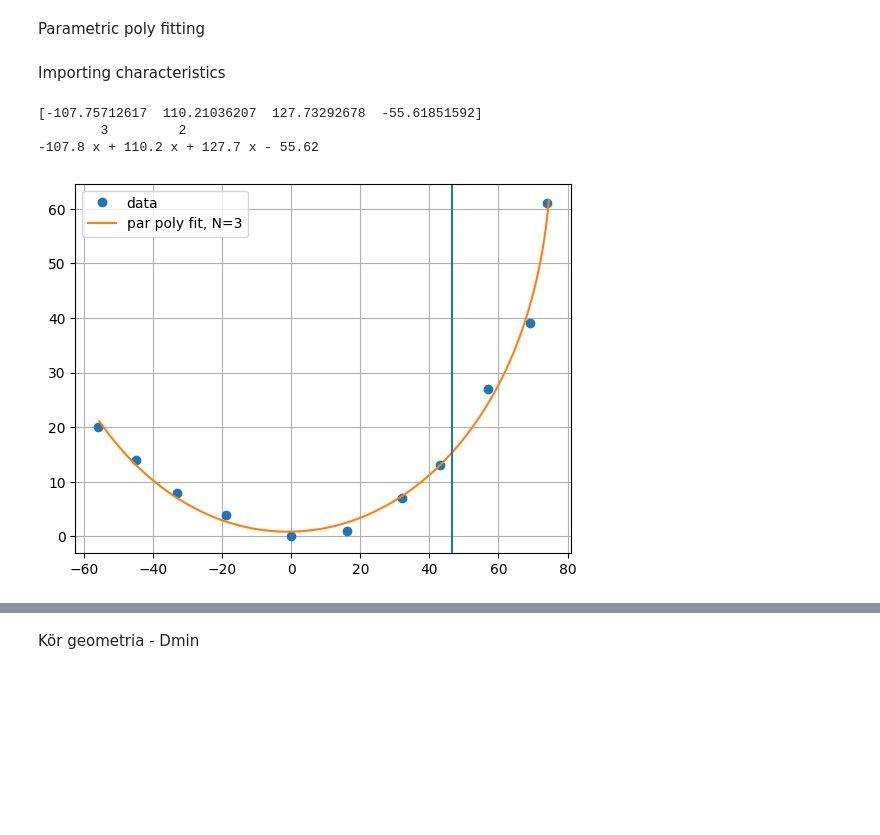
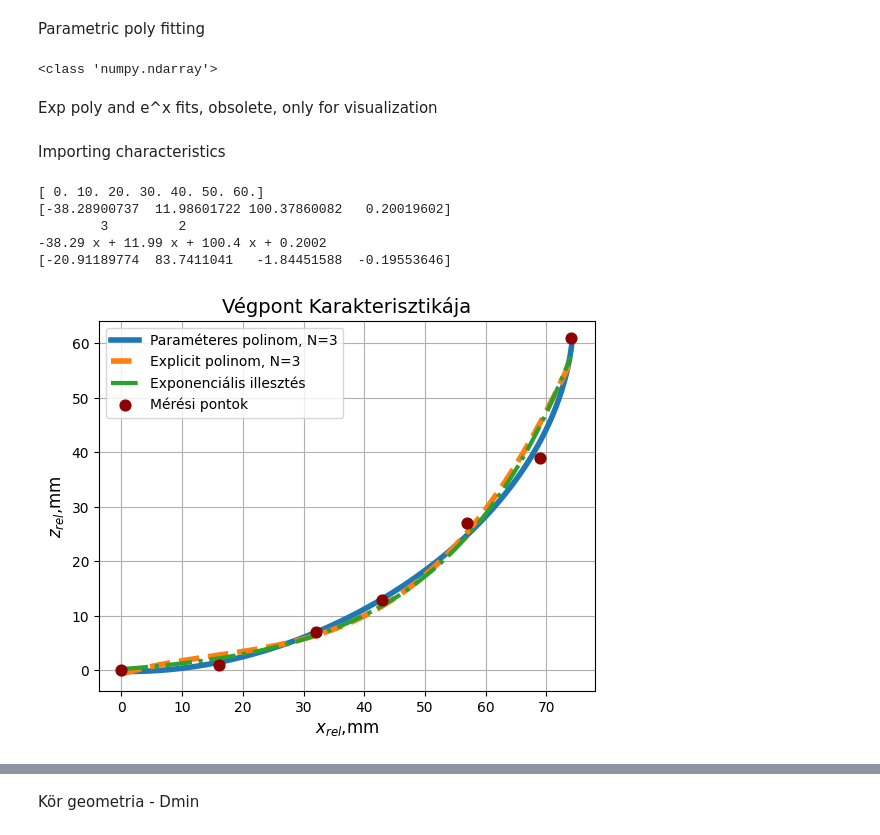
Before and after one commit to BellerAndras/hyperelastic-models, a Jupyter notebook: Caging_calcs.ipynb, the cells around one changed output, grey strips where cells are left out. Drawn from its saved outputs; the diff is of its cells as text; code cells hidden in the pictures; blank space fills up the shorter version.

```diff
--- a/Caging_calcs.ipynb
+++ b/Caging_calcs.ipynb
@@ -31,16 +39,24 @@ Closing diameter:  12.702 mm
 # %% [markdown]
 Parametric poly fitting
 # %%
-def fit_par_poly(x, z, degree=3,contnum=200):
-    # Estimate the curve parameter using cumulative arc length
-    dx = np.diff(x)
-    dz = np.diff(z)
+a1 = np.array([1,2,3,4])
+print(type(a1))
+def fit_par_poly(x, z,p=None, degree=3,contnum=200):
 
-    t = np.concatenate((
-        [0.0],
-        np.cumsum(np.sqrt(dx**2 + dz**2))
-    ))
-    t = t / t[-1]
+    if(type(p)!=np.ndarray):
+        #Estimate the curve parameter using cumulative arc length
+        dx = np.diff(x)
+        dz = np.diff(z)
+        t = np.concatenate((
+            [0.0],
+            np.cumsum(np.sqrt(dx**2 + dz**2))
+        ))
+        t = t / t[-1]
+
+
+    else:
+        t = np.asarray(p, dtype=float)
+        t = (t - t[0]) / (t[-1] - t[0])
 
     # Fit polynomial coefficients
     x_coeffs = np.polyfit(t, x, degree)
@@ -55,3 +71,7 @@ def fit_par_poly(x, z, degree=3,contnum=200):
     z_cont = z_poly(t_cont)
 
     return(t,x_coeffs,z_coeffs,x_poly,z_poly,t_cont,x_cont,z_cont)
+# %% [output]
+<class 'numpy.ndarray'>
+# %% [markdown]
+Exp poly and e^x fits, obsolete, only for visualization
@@ -58,30 +124,61 @@ def fit_par_poly(x, z, degree=3,contnum=200):
 # %% [markdown]
 Importing characteristics
 # %%
-pvals, xvals, zvals = np.loadtxt("txtfiles/MEASCHAR1.txt", delimiter="\t", unpack=True)
+pvals, xvals, zvals = np.loadtxt("txtfiles/MEASCHAR_OP.txt", delimiter="\t", unpack=True)
+
+print(pvals)
+
+#pvals_op,xvals_op,zvals_op = pvals[4:],xvals[4:],zvals[4:]
+
+#print(pvals_op)
 
 tvals,xcoeffs,zcoeffs,xpoly,zpoly,tcontvals,xcontvals,zcontvals = fit_par_poly(xvals,zvals,degree=3)
+#tvals,xcoeffs,zcoeffs,xpoly,zpoly,tcontvals,xcontvals,zcontvals = fit_par_poly(xvals_op,zvals_op,p=pvals_op,degree=3)
+coeffs, poly, xc_explpoly, zc_explpoly = fit_poly(xvals, zvals, degree=3)
+
+params, f, xc_exp, zc_exp, cov = fit_exp(xvals, zvals)
+A, B, C = params
 
 xcontvals_abs = xcontvals-DC/2
 zcontvals_abs = zcontvals+H-L
 
+xc_explpoly_abs = xc_explpoly-DC/2
+zc_explpoly_abs = zc_explpoly+H-L
+
+xc_exp_abs = xc_exp-DC/2
+zc_ex_abs = zc_exp+H-L
+
 print(xcoeffs)
 print(xpoly)
+print(zcoeffs)
 # %% [output]
-[-107.75712617  110.21036207  127.73292678  -55.61851592]
+[ 0. 10. 20. 30. 40. 50. 60.]
+[-38.28900737  11.98601722 100.37860082   0.20019602]
         3         2
--107.8 x + 110.2 x + 127.7 x - 55.62
+-38.29 x + 11.99 x + 100.4 x + 0.2002
+[-20.91189774  83.7411041   -1.84451588  -0.19553646]
 # %%
 fig, ax = plt.subplots()
-ax.plot(xvals, zvals, 'o', label='data')
-ax.plot(xcontvals, zcontvals, '-', label='par poly fit, N=3')
-ax.axvline(x_cl_rel)
+
+ax.plot(xcontvals, zcontvals, '-', label='Paraméteres polinom, N=3',linewidth=4)
+
+ax.plot(xc_explpoly, zc_explpoly, '--', label='Explicit polinom, N=3',linewidth=4)
+
+ax.plot(xc_exp, zc_exp, '-.', label='Exponenciális illesztés',linewidth=3)
+
+
+
+ax.scatter(xvals, zvals, label='Mérési pontok',s=60, zorder=3,color="darkred")
+ax.set_title("Végpont Karakterisztikája",fontsize=14)
+ax.set_xlabel(r"$x_{rel}$,mm",fontsize=12)
+ax.set_ylabel(r"$z_{rel}$,mm",fontsize=12)
+#ax.axvline(x_cl_rel)
 
 ax.legend()
 ax.grid()
 plt.show()
 # %% [output]
-[figure, old version]
+[figure, new version]
 # %%
 fig, ax = plt.subplots()
 ax.plot(xvals-DC/2, zvals+H-L, 'o', label='data')
```
Also changed, not shown: parts of 21 cells of this notebook, 19 other files.
